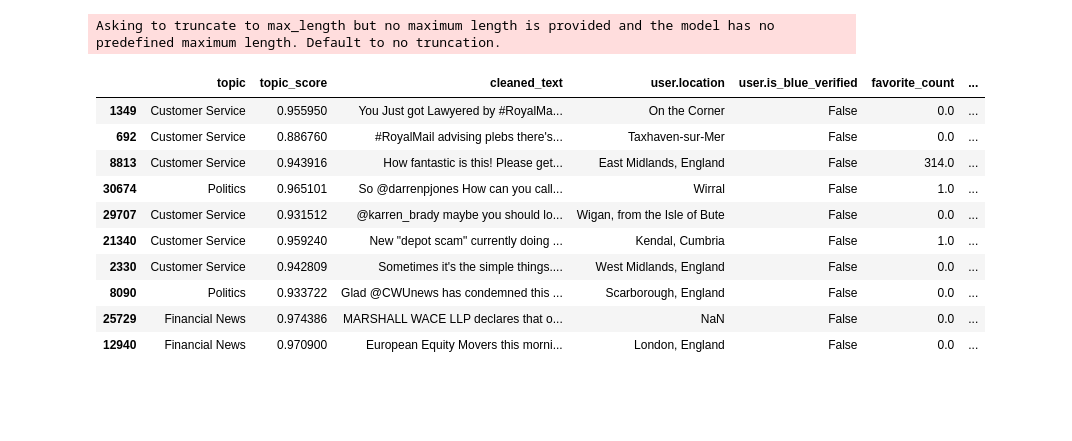
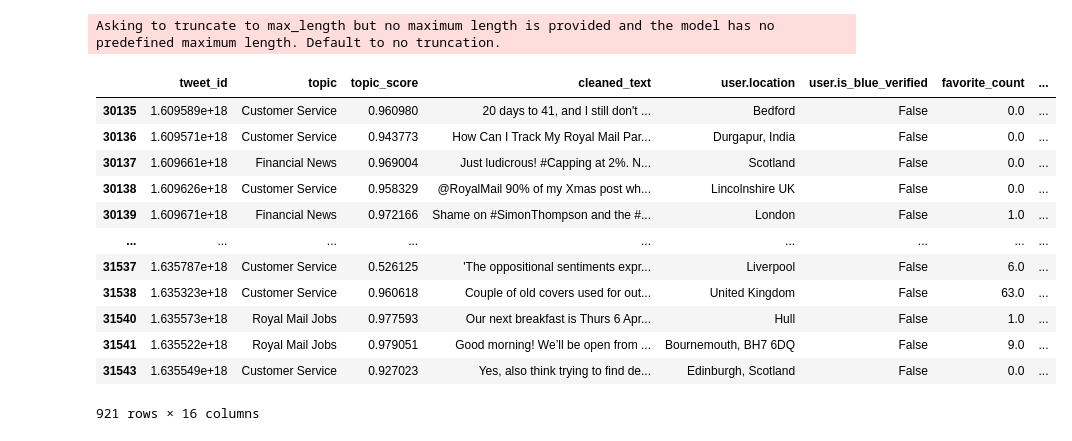
Before and after one commit to john-adeojo/royalmail-dash, a Jupyter notebook: notebooks/dataprep.ipynb, the cells around one changed output. Cells and saved outputs as stored; diff of their text form; code cells hidden in the pictures; blank space fills up the shorter version.

```diff
--- a/notebooks/dataprep.ipynb
+++ b/notebooks/dataprep.ipynb
@@ -12,4 +12,9 @@ if project_dir not in sys.path:
 # %%
 tweets_df = pd.read_csv(r"C:\Users\johna\anaconda3\envs\royalmail-dash\royalmail-dash\data\01_raw\tweets_details2023-03-15_20-43-36.csv")
 tweets_df = tweets_df.loc[tweets_df['language'] == 'en'].copy()
-tweets_df = tweets_df.sample(10)
+tweets_df['date'] = pd.to_datetime(tweets_df['creation_date'], format='%a %b %d %H:%M:%S +0000 %Y')
+tweets_df['month_year'] = tweets_df['date'].apply(lambda x: x.strftime('%Y-%m'))
+tweets_df = tweets_df.loc[tweets_df['date'] >= '01-01-2023']
+tweets_df = tweets_df.drop_duplicates()
+tweets_df = tweets_df[tweets_df['user.location'].notna()]
+tweets_df
@@ -22,7 +41,6 @@ from scripts.data_processing.preprocess_tweets_lite import TextCleaner
 def get_topics(df, MODEL, model_path):
 
     _df = df.copy()
-
 
     # load model
     model = AutoModelForSequenceClassification.from_pretrained(model_path)
@@ -46,7 +64,7 @@ def get_topics(df, MODEL, model_path):
     _df["topic_score"] = [result['score'] for result in results]
 
     # Create a new DataFrame with the required columns
-    output_df = _df[["topic", "topic_score", "cleaned_text", "user.location", "user.is_blue_verified", "favorite_count", "retweet_count", "reply_count", "quote_count", "creation_date"]]
+    output_df = _df[["tweet_id","topic", "topic_score", "cleaned_text", "user.location", "user.is_blue_verified", "favorite_count", "retweet_count", "reply_count", "quote_count", "date", "month_year"]]
 
     return output_df
 # %%
@@ -113,17 +131,20 @@ tweets_dash_data_2 = get_emotion(df=tweets_dash_data)
 Asking to truncate to max_length but no maximum length is provided and the model has no predefined maximum length. Default to no truncation.
 # %%
 tweets_dash_final = add_lat_lon_columns(tweets_dash_data_2, 'user.location')
+tweets_dash_final = tweets_dash_final.dropna(subset=['latitude', 'longitude']).copy()
 tweets_dash_final
 # %% [output]
-|  | topic | topic_score | cleaned_text | user.location | user.is_blue_verified | favorite_count | ... |
-| 1349 | Customer Service | 0.955950 | You Just got Lawyered by #RoyalMa... | On the Corner | False | 0.0 | ... |
-| 692 | Customer Service | 0.886760 | #RoyalMail advising plebs there's... | Taxhaven-sur-Mer | False | 0.0 | ... |
-| 8813 | Customer Service | 0.943916 | How fantastic is this! Please get... | East Midlands, England | False | 314.0 | ... |
-| 30674 | Politics | 0.965101 | So @darrenpjones How can you call... | Wirral | False | 1.0 | ... |
-| 29707 | Customer Service | 0.931512 | @karren_brady maybe you should lo... | Wigan, from the Isle of Bute | False | 0.0 | ... |
-| 21340 | Customer Service | 0.959240 | New "depot scam" currently doing ... | Kendal, Cumbria | False | 1.0 | ... |
-| 2330 | Customer Service | 0.942809 | Sometimes it's the simple things.... | West Midlands, England | False | 0.0 | ... |
-| 8090 | Politics | 0.933722 | Glad @CWUnews has condemned this ... | Scarborough, England | False | 0.0 | ... |
-| 25729 | Financial News | 0.974386 | MARSHALL WACE LLP declares that o... | NaN | False | 0.0 | ... |
-| 12940 | Financial News | 0.970900 | European Equity Movers this morni... | London, England | False | 0.0 | ... |
+|  | tweet_id | topic | topic_score | cleaned_text | user.location | user.is_blue_verified | favorite_count | ... |
+| 30135 | 1.609589e+18 | Customer Service | 0.960980 | 20 days to 41, and I still don't ... | Bedford | False | 0.0 | ... |
+| 30136 | 1.609571e+18 | Customer Service | 0.943773 | How Can I Track My Royal Mail Par... | Durgapur, India | False | 0.0 | ... |
+| 30137 | 1.609661e+18 | Financial News | 0.969004 | Just ludicrous! #Capping at 2%. N... | Scotland | False | 0.0 | ... |
+| 30138 | 1.609626e+18 | Customer Service | 0.958329 | @RoyalMail 90% of my Xmas post wh... | Lincolnshire UK | False | 0.0 | ... |
+| 30139 | 1.609671e+18 | Financial News | 0.972166 | Shame on #SimonThompson and the #... | London | False | 1.0 | ... |
+| ... | ... | ... | ... | ... | ... | ... | ... | ... |
+| 31537 | 1.635787e+18 | Customer Service | 0.526125 | 'The oppositional sentiments expr... | Liverpool | False | 6.0 | ... |
+| 31538 | 1.635323e+18 | Customer Service | 0.960618 | Couple of old covers used for out... | United Kingdom | False | 63.0 | ... |
+| 31540 | 1.635573e+18 | Royal Mail Jobs | 0.977593 | Our next breakfast is Thurs 6 Apr... | Hull | False | 1.0 | ... |
+| 31541 | 1.635522e+18 | Royal Mail Jobs | 0.979051 | Good morning! We’ll be open from ... | Bournemouth, BH7 6DQ | False | 9.0 | ... |
+| 31543 | 1.635549e+18 | Customer Service | 0.927023 | Yes, also think trying to find de... | Edinburgh, Scotland | False | 0.0 | ... |
+921 rows × 16 columns
 # %%
```
Also changed, not shown: parts of 5 cells of this notebook, 1 other file.
